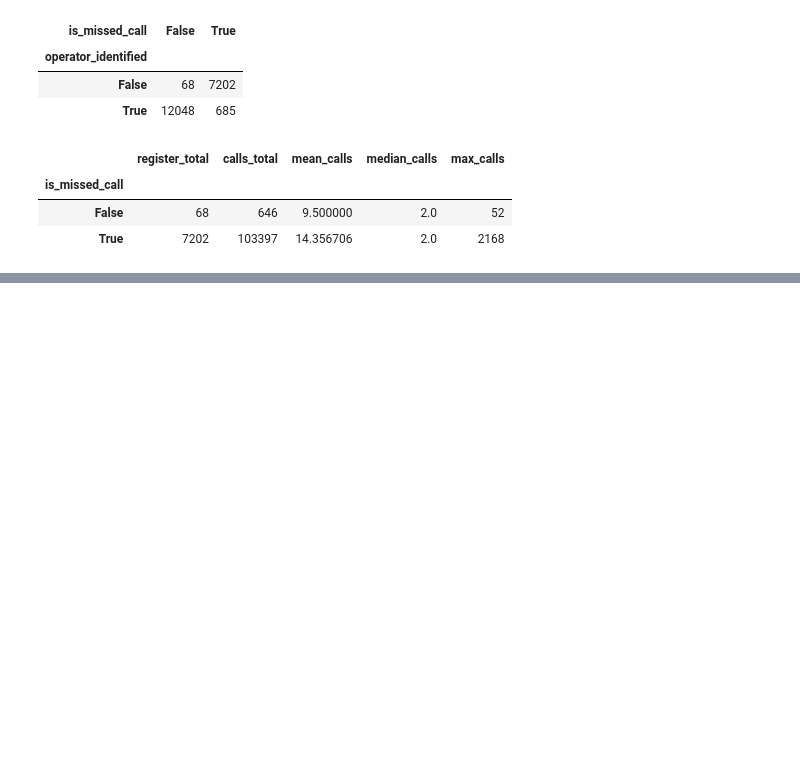
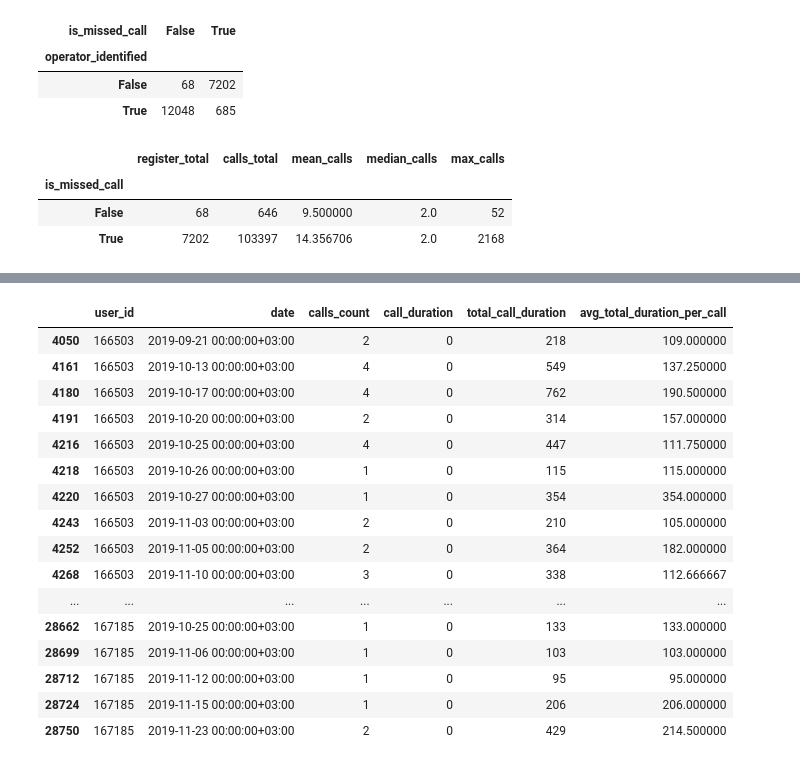
Before and after one commit to thaisCrtn/telecom_CallMeMaybe_analysis, a Jupyter notebook: notebooks/notebook.ipynb, the cells around one changed output, grey strips where cells are left out. Drawn from its saved outputs; the diff is of its cells as text; code cells hidden in the pictures; blank space fills up the shorter version.

Commit message:
Investigation of extreme values in average call duration

```diff
--- a/notebooks/notebook.ipynb
+++ b/notebooks/notebook.ipynb
@@ -815,0 +917,16 @@ Os resultados justificam uma investigação adicional sobre a estrutura dos regi
+# %%
+extreme_by_user = (
+    extreme_duration_records
+    .groupby('user_id')
+    .agg(
+        register_total=('user_id', 'size'),
+        calls_total=('calls_count', 'sum'),
+        max_avg_duration=(
+            'avg_total_duration_per_call', 'max'
+        )
+    ).sort_values(
+        ['register_total', 'max_avg_duration'],
+        ascending=False
+    )
+)
+extreme_by_user.head(10)
@@ -815,0 +946,37 @@ Os resultados justificam uma investigação adicional sobre a estrutura dos regi
+# %%
+top_recurrent_users = extreme_by_user.head(3).index
+
+extreme_duration_records[
+    extreme_duration_records['user_id'].isin(
+        top_recurrent_users
+    )
+].sort_values(
+    ['user_id', 'date']
+)[
+    [
+        'user_id',
+        'date',
+        'calls_count',
+        'call_duration',
+        'total_call_duration',
+        'avg_total_duration_per_call'
+    ]
+]
+# %% [output]
+|  | user_id | date | calls_count | call_duration | total_call_duration | avg_total_duration_per_call |
+| 4050 | 166503 | 2019-09-21 00:00:00+03:00 | 2 | 0 | 218 | 109.000000 |
+| 4161 | 166503 | 2019-10-13 00:00:00+03:00 | 4 | 0 | 549 | 137.250000 |
+| 4180 | 166503 | 2019-10-17 00:00:00+03:00 | 4 | 0 | 762 | 190.500000 |
+| 4191 | 166503 | 2019-10-20 00:00:00+03:00 | 2 | 0 | 314 | 157.000000 |
+| 4216 | 166503 | 2019-10-25 00:00:00+03:00 | 4 | 0 | 447 | 111.750000 |
+| 4218 | 166503 | 2019-10-26 00:00:00+03:00 | 1 | 0 | 115 | 115.000000 |
+| 4220 | 166503 | 2019-10-27 00:00:00+03:00 | 1 | 0 | 354 | 354.000000 |
+| 4243 | 166503 | 2019-11-03 00:00:00+03:00 | 2 | 0 | 210 | 105.000000 |
+| 4252 | 166503 | 2019-11-05 00:00:00+03:00 | 2 | 0 | 364 | 182.000000 |
+| 4268 | 166503 | 2019-11-10 00:00:00+03:00 | 3 | 0 | 338 | 112.666667 |
+| ... | ... | ... | ... | ... | ... | ... |
+| 28662 | 167185 | 2019-10-25 00:00:00+03:00 | 1 | 0 | 133 | 133.000000 |
+| 28699 | 167185 | 2019-11-06 00:00:00+03:00 | 1 | 0 | 103 | 103.000000 |
+| 28712 | 167185 | 2019-11-12 00:00:00+03:00 | 1 | 0 | 95 | 95.000000 |
+| 28724 | 167185 | 2019-11-15 00:00:00+03:00 | 1 | 0 | 206 | 206.000000 |
+| 28750 | 167185 | 2019-11-23 00:00:00+03:00 | 2 | 0 | 429 | 214.500000 |
```
Also changed, not shown: parts of 11 cells of this notebook.
